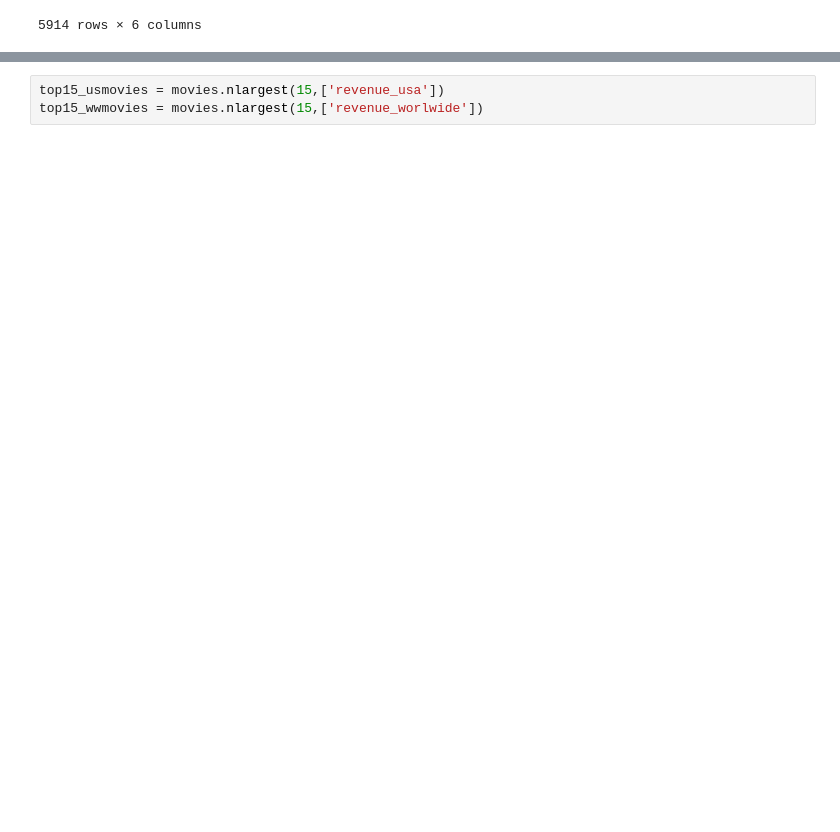
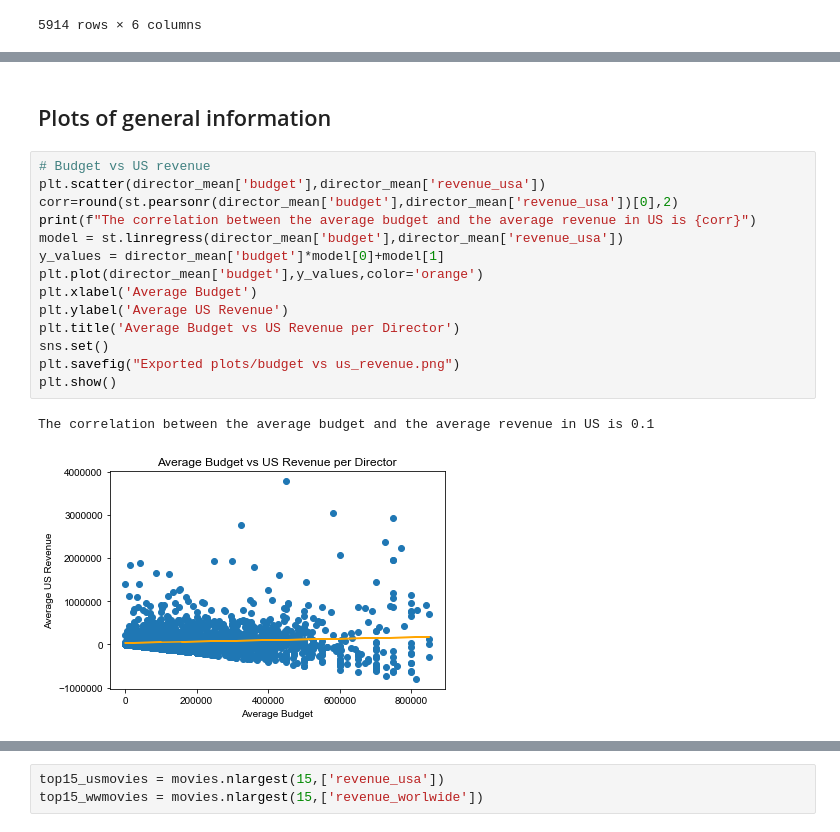
Before and after one commit to cckuqui/IMDB-analysis, a Jupyter notebook: question 3.ipynb, the cells around one changed output, grey strips where cells are left out. Saved outputs shown, nothing was run; the diff lists cells and outputs as text; blank space fills up the shorter version.

```diff
--- a/question 3.ipynb
+++ b/question 3.ipynb
@@ -397,0 +214,19 @@ The correlation between the average budget and the average ratings Worldwide in
+# %% [markdown]
+## Plots of general information
+# %%
+# Budget vs US revenue
+plt.scatter(director_mean['budget'],director_mean['revenue_usa'])
+corr=round(st.pearsonr(director_mean['budget'],director_mean['revenue_usa'])[0],2)
+print(f"The correlation between the average budget and the average revenue in US is {corr}")
+model = st.linregress(director_mean['budget'],director_mean['revenue_usa'])
+y_values = director_mean['budget']*model[0]+model[1]
+plt.plot(director_mean['budget'],y_values,color='orange')
+plt.xlabel('Average Budget')
+plt.ylabel('Average US Revenue')
+plt.title('Average Budget vs US Revenue per Director')
+sns.set()
+plt.savefig("Exported plots/budget vs us_revenue.png")
+plt.show()
+# %% [output]
+The correlation between the average budget and the average revenue in US is 0.1
+[figure, added]
```
Also changed, not shown: parts of 59 cells of this notebook.
